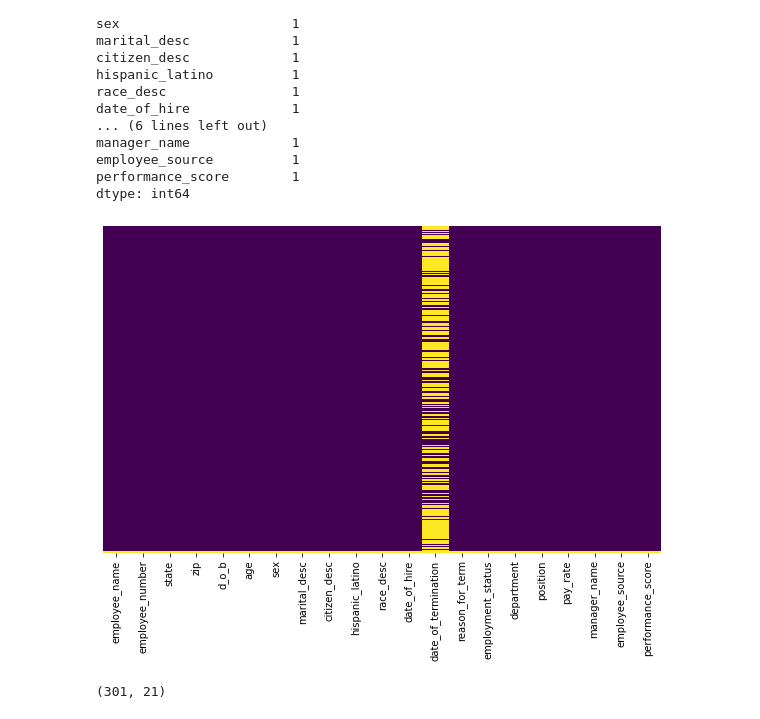
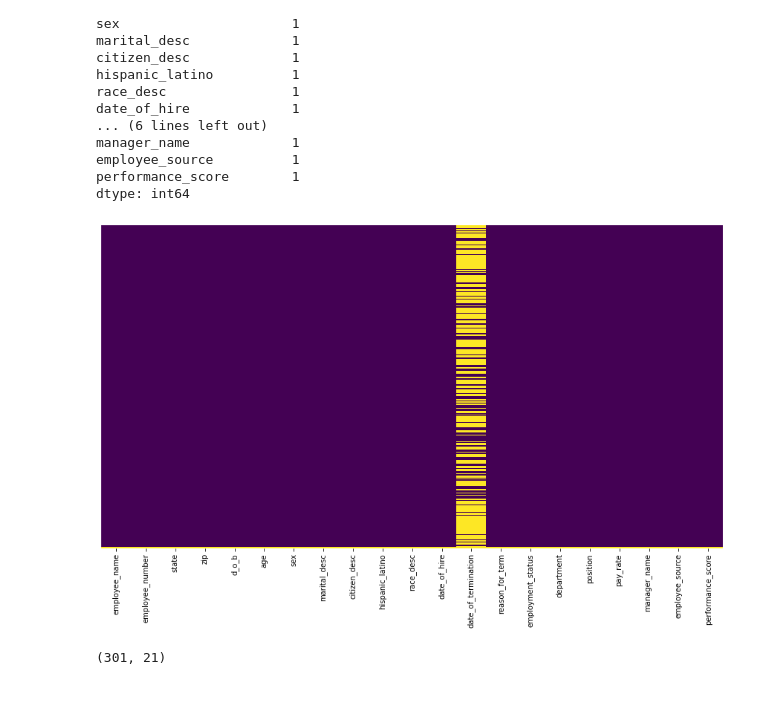
Before and after one commit to YonatanRA/sesame_hr_datatalk, a Jupyter notebook: notebooks/01 - Analisis exploratorio.ipynb, the cells around one changed output. Cells and saved outputs as stored; diff of their text form; code cells hidden in the pictures.

```diff
--- a/notebooks/01 - Analisis exploratorio.ipynb
+++ b/notebooks/01 - Analisis exploratorio.ipynb
@@ -80,14 +80,14 @@ dtype: int64
 # %%
 # grafico de nulos en el dataframe
 
-plt.figure(figsize=(10, 6))
+plt.figure(figsize=(15, 8))
 
 sns.heatmap(data.isna(),  # mapa de calor
             yticklabels=False,
             cmap='viridis',
             cbar=False);
 # %% [output]
-[figure, old version]
+[figure, new version]
 # %%
 data.dropna(how='all', axis=0, inplace=True)
 # %%
```
Also changed, not shown: parts of 4 cells of this notebook.
